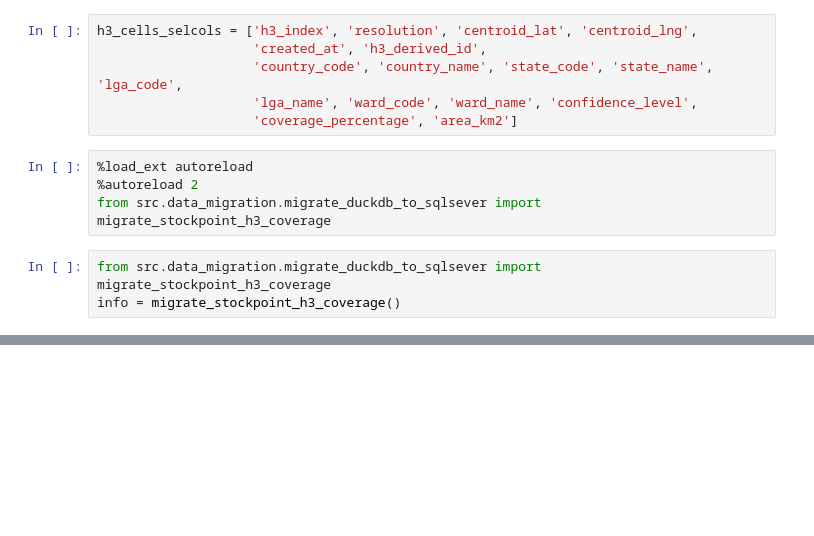
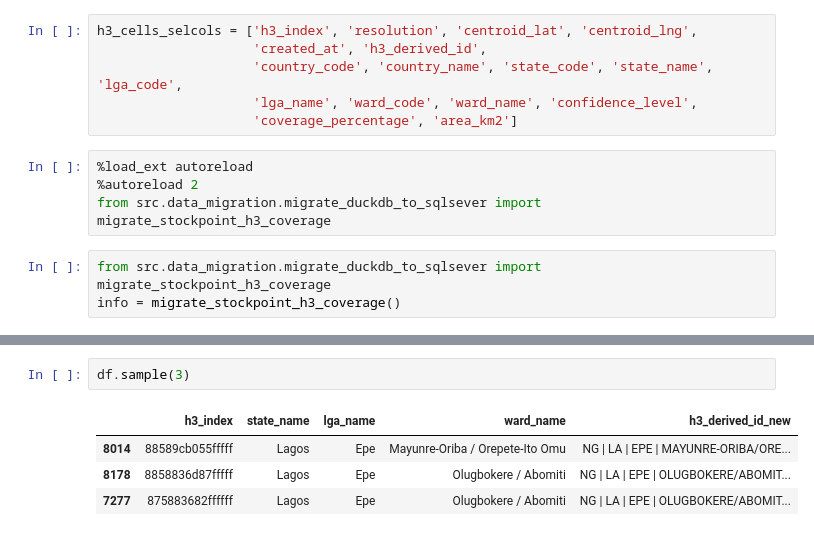
Before and after one commit to bteinstein/demand_engine, a Jupyter notebook: StockPoint_Clustering_and_Routing/01_main - dev.ipynb, the cells around one changed output, grey strips where cells are left out. Drawn from its saved outputs; the diff is of its cells as text; blank space fills up the shorter version.

```diff
--- a/StockPoint_Clustering_and_Routing/01_main - dev.ipynb
+++ b/StockPoint_Clustering_and_Routing/01_main - dev.ipynb
@@ -961,0 +1193,7 @@ LoadInfo(pipeline=<dlt.pipeline(pipeline_name='duckdb_to_sqlserver', destination
+# %%
+df.sample(3)
+# %% [output]
+|  | h3_index | state_name | lga_name | ward_name | h3_derived_id_new |
+| 8014 | 88589cb055fffff | Lagos | Epe | Mayunre-Oriba / Orepete-Ito Omu | NG | LA | EPE | MAYUNRE-ORIBA/ORE... |
+| 8178 | 8858836d87fffff | Lagos | Epe | Olugbokere / Abomiti | NG | LA | EPE | OLUGBOKERE/ABOMIT... |
+| 7277 | 875883682ffffff | Lagos | Epe | Olugbokere / Abomiti | NG | LA | EPE | OLUGBOKERE/ABOMIT... |
```
Also changed, not shown: parts of 53 cells of this notebook, 40 other files.
